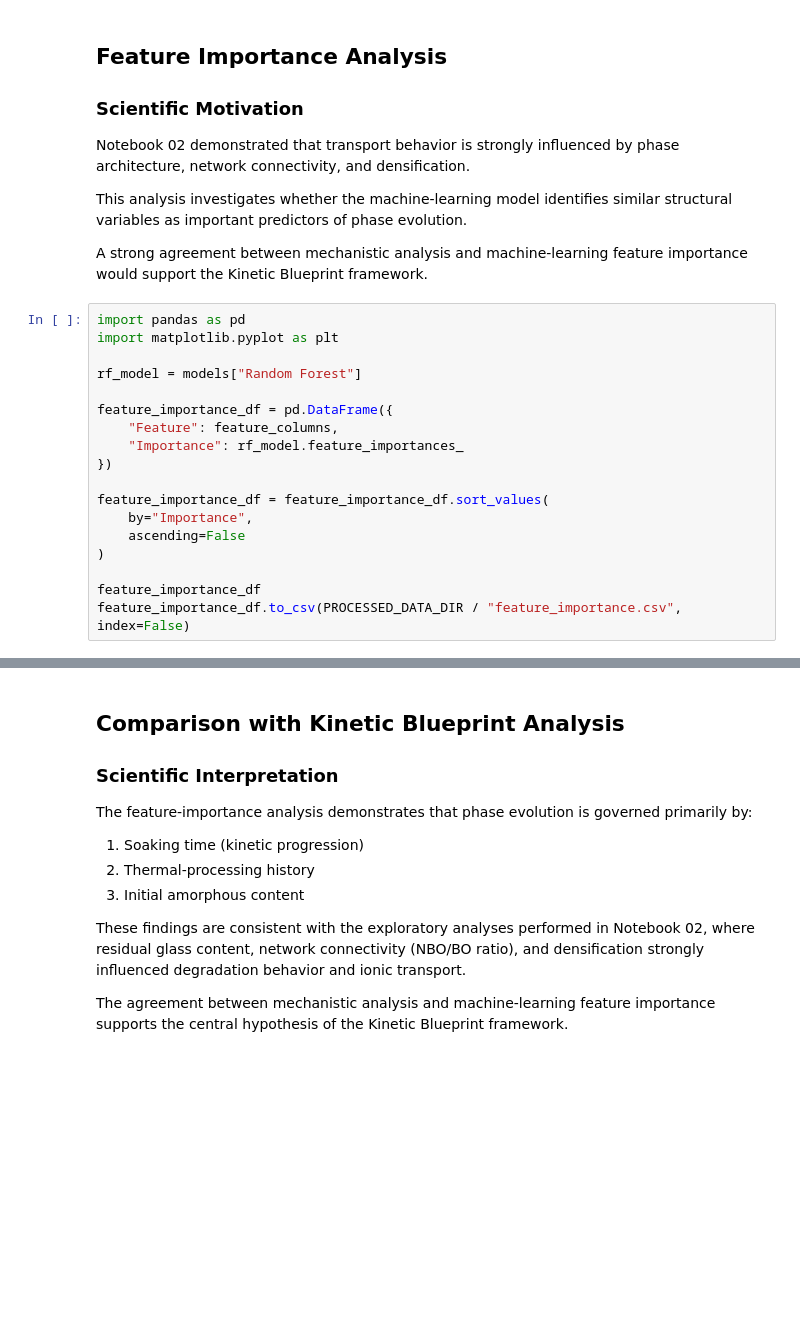
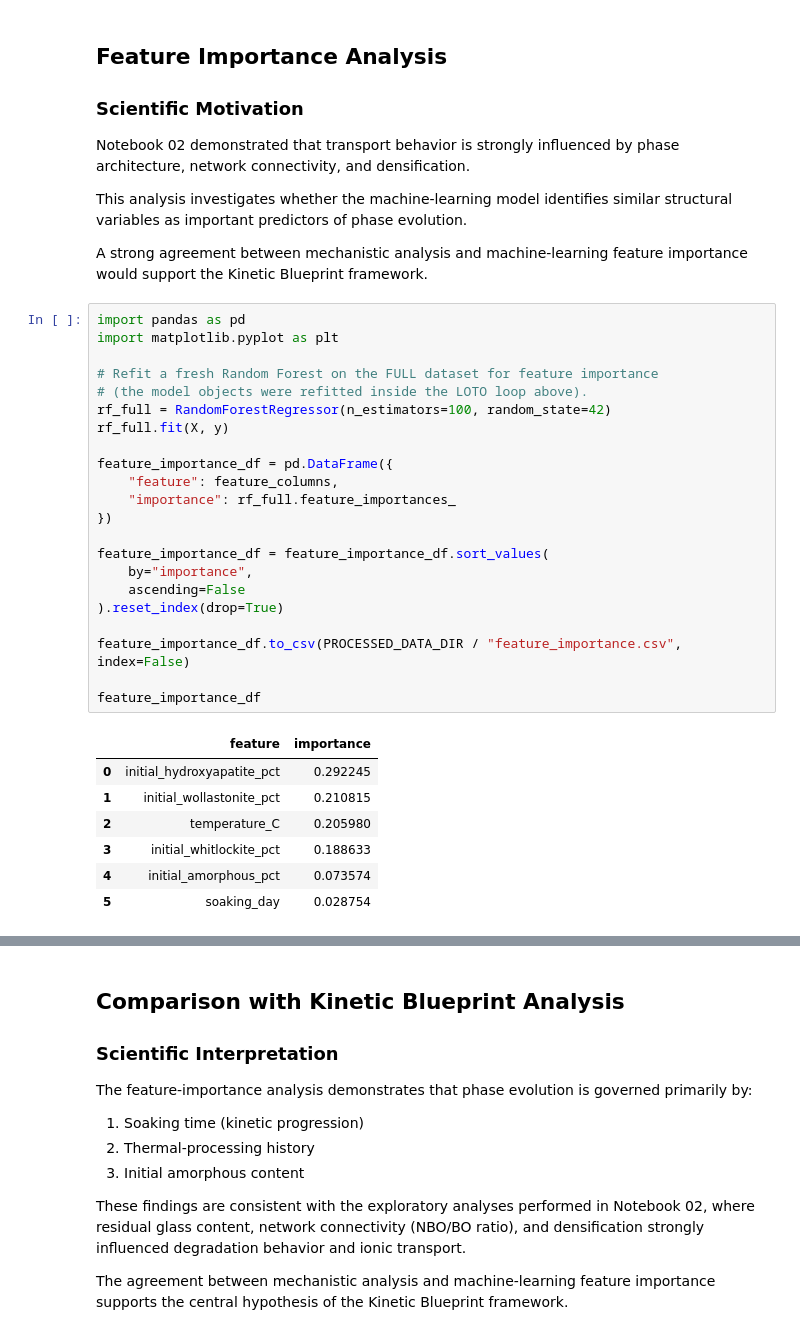
Before and after one commit to andualembelachew2/KineticAI-AWGC, a Jupyter notebook: notebooks/03_phase_prediction_model.ipynb, the cells around one changed output, grey strips where cells are left out. Saved outputs shown, nothing was run; the diff lists cells and outputs as text; blank space fills up the shorter version.

```diff
--- a/notebooks/03_phase_prediction_model.ipynb
+++ b/notebooks/03_phase_prediction_model.ipynb
@@ -215,21 +232,33 @@ A strong agreement between mechanistic analysis and machine-learning feature imp
 # %%
 import pandas as pd
 import matplotlib.pyplot as plt
 
-rf_model = models["Random Forest"]
+# Refit a fresh Random Forest on the FULL dataset for feature importance
+# (the model objects were refitted inside the LOTO loop above).
+rf_full = RandomForestRegressor(n_estimators=100, random_state=42)
+rf_full.fit(X, y)
 
 feature_importance_df = pd.DataFrame({
-    "Feature": feature_columns,
-    "Importance": rf_model.feature_importances_
+    "feature": feature_columns,
+    "importance": rf_full.feature_importances_
 })
 
 feature_importance_df = feature_importance_df.sort_values(
-    by="Importance",
+    by="importance",
     ascending=False
-)
+).reset_index(drop=True)
+
+feature_importance_df.to_csv(PROCESSED_DATA_DIR / "feature_importance.csv", index=False)
 
 feature_importance_df
-feature_importance_df.to_csv(PROCESSED_DATA_DIR / "feature_importance.csv", index=False)
+# %% [output]
+|  | feature | importance |
+| 0 | initial_hydroxyapatite_pct | 0.292245 |
+| 1 | initial_wollastonite_pct | 0.210815 |
+| 2 | temperature_C | 0.205980 |
+| 3 | initial_whitlockite_pct | 0.188633 |
+| 4 | initial_amorphous_pct | 0.073574 |
+| 5 | soaking_day | 0.028754 |
 # %%
 plt.figure(figsize=(8, 5))
 
```
Also changed, not shown: parts of 6 cells of this notebook, 21 other files.
